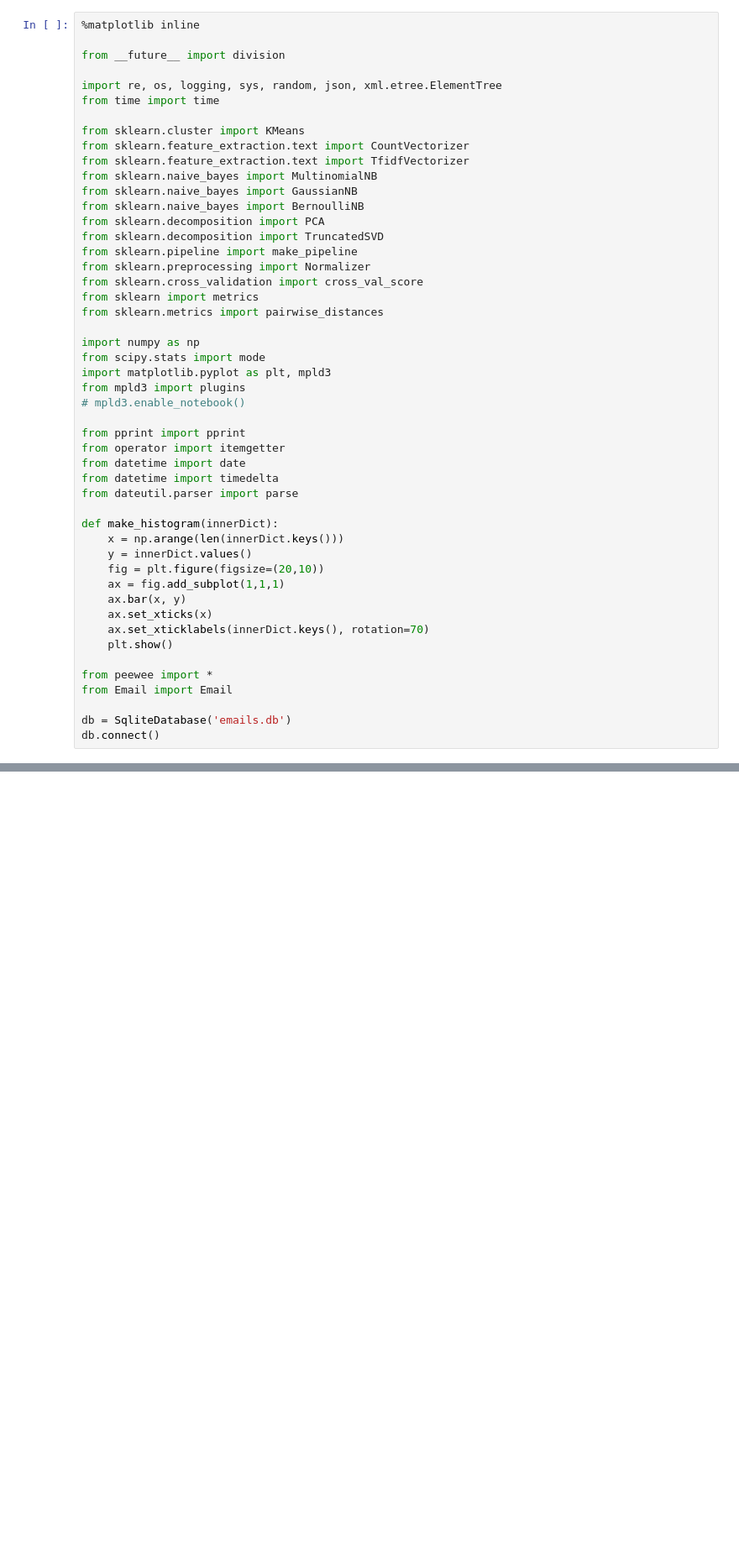
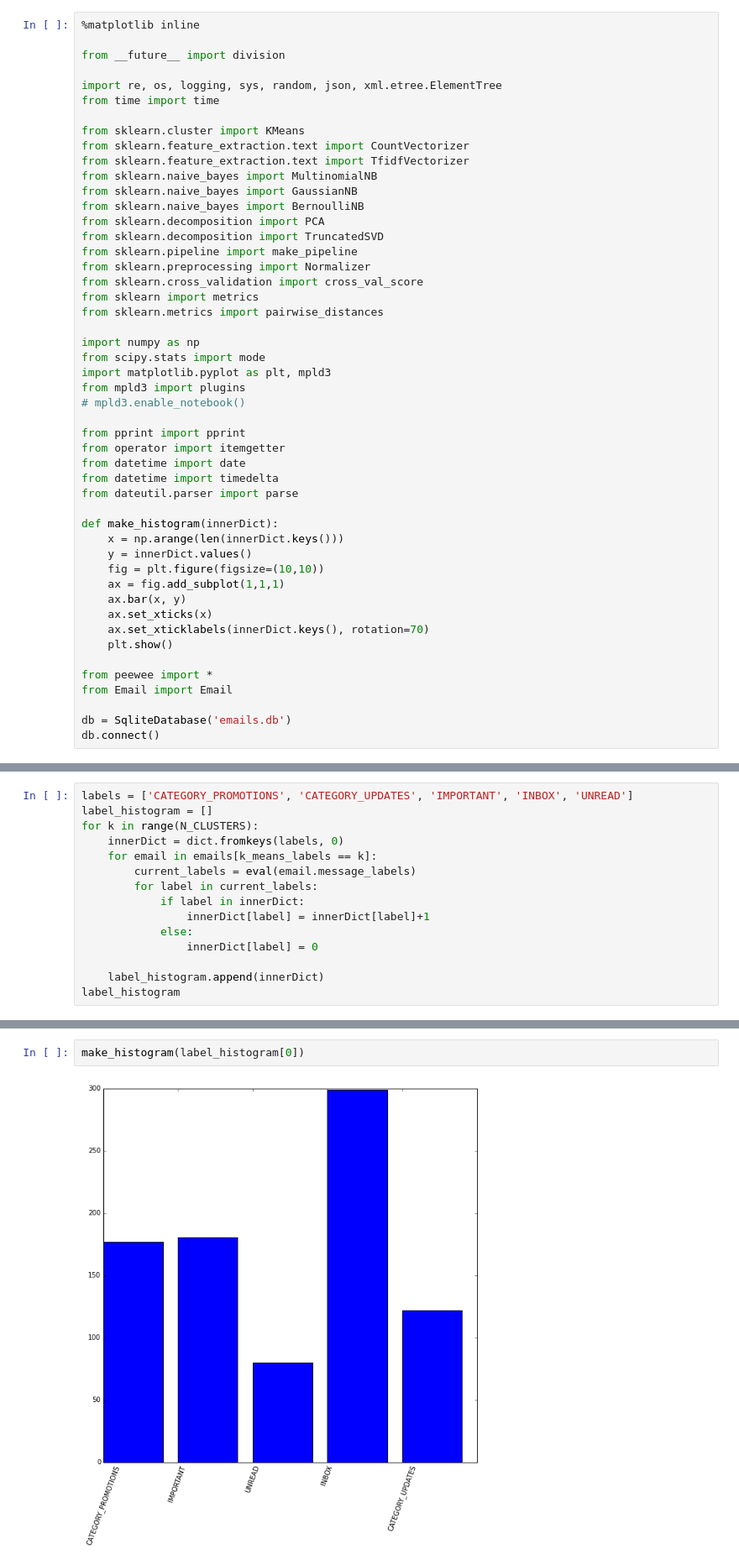
Before and after one commit to dmil/EmailAnalysis, a Jupyter notebook: EmailAnalysis.ipynb, the cells around one changed output, grey strips where cells are left out. Shown at 84% size. Saved outputs shown, nothing was run; the diff lists cells and outputs as text; blank space fills up the shorter version.

```diff
--- a/EmailAnalysis.ipynb
+++ b/EmailAnalysis.ipynb
@@ -35,7 +35,7 @@ from dateutil.parser import parse
 def make_histogram(innerDict):
     x = np.arange(len(innerDict.keys()))
     y = innerDict.values()
-    fig = plt.figure(figsize=(20,10))
+    fig = plt.figure(figsize=(10,10))
     ax = fig.add_subplot(1,1,1)
     ax.bar(x, y)
     ax.set_xticks(x)
@@ -139,0 +154,15 @@ NameError: name 'movies' is not defined
+# %%
+labels = ['CATEGORY_PROMOTIONS', 'CATEGORY_UPDATES', 'IMPORTANT', 'INBOX', 'UNREAD']
+label_histogram = []
+for k in range(N_CLUSTERS):
+    innerDict = dict.fromkeys(labels, 0)
+    for email in emails[k_means_labels == k]:
+        current_labels = eval(email.message_labels)
+        for label in current_labels:
+            if label in innerDict:
+                innerDict[label] = innerDict[label]+1
+            else:
+                innerDict[label] = 0
+
+    label_histogram.append(innerDict)
+label_histogram
@@ -139,0 +180,4 @@ NameError: name 'movies' is not defined
+# %%
+make_histogram(label_histogram[0])
+# %% [output]
+[figure, added]
```
Also changed, not shown: parts of 8 cells of this notebook.
